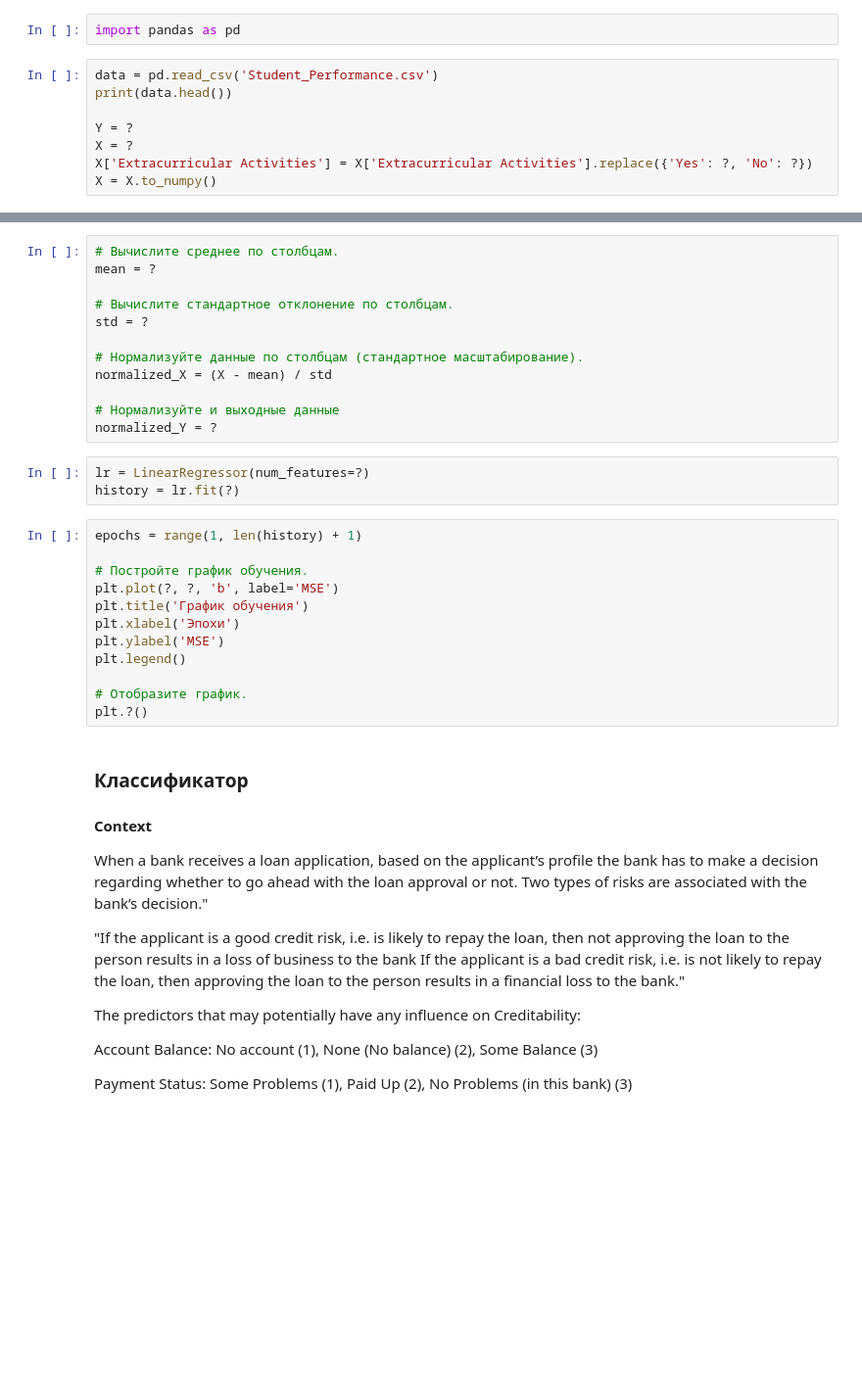
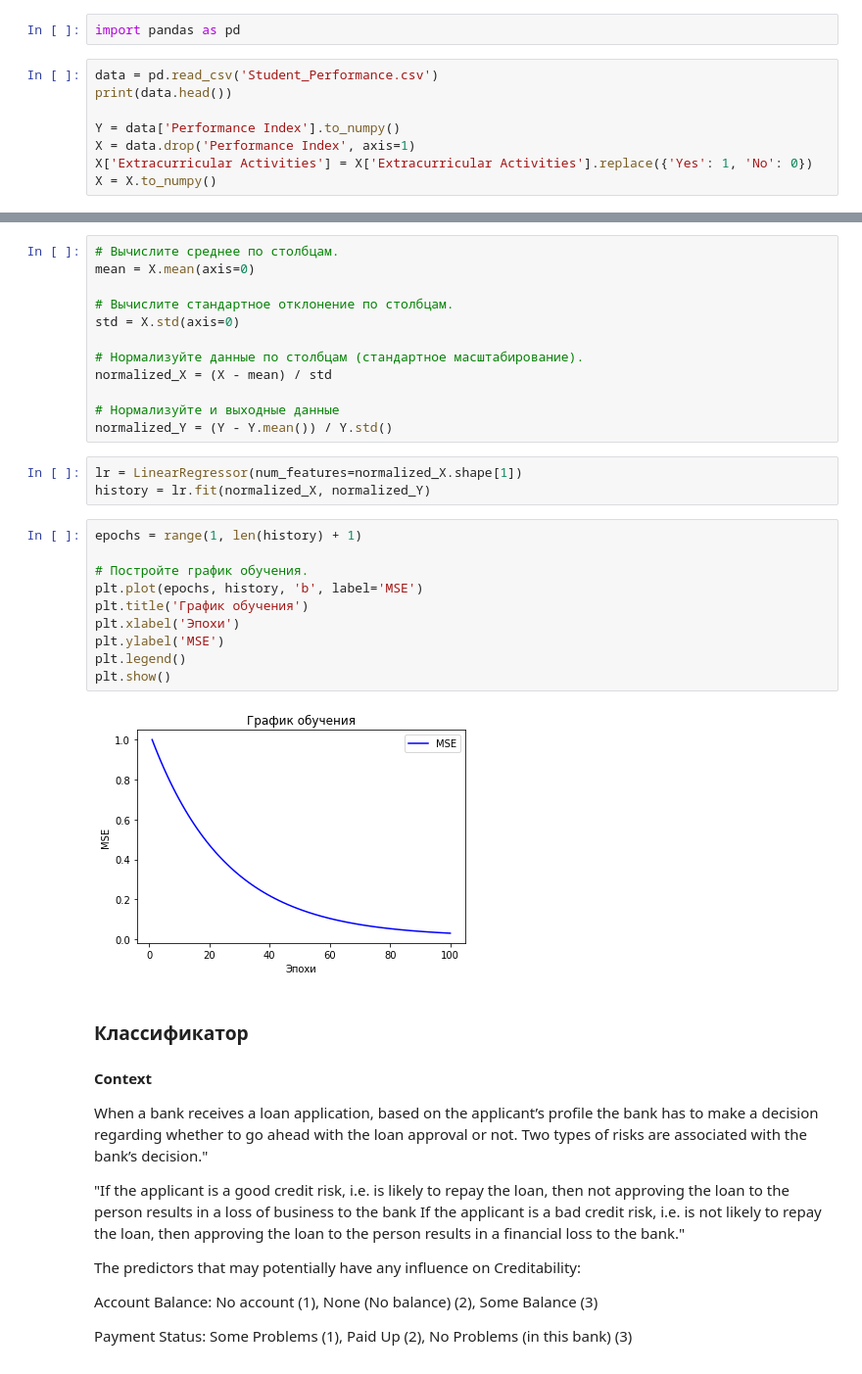
Before and after one commit to Katharina199819/lab3, a Jupyter notebook: Линейная модель и градиентный спуск.ipynb, the cells around one changed output, grey strips where cells are left out. Shown: that part at 98% size. Saved outputs shown, nothing was run; the diff lists cells and outputs as text; blank space fills up the shorter version.

```diff
--- a/Линейная модель и градиентный спуск.ipynb
+++ b/Линейная модель и градиентный спуск.ipynb
@@ -158,7 +159,7 @@ import pandas as pd
 data = pd.read_csv('Student_Performance.csv')
 print(data.head())
 
-Y = ?
-X = ?
-X['Extracurricular Activities'] = X['Extracurricular Activities'].replace({'Yes': ?, 'No': ?})
+Y = data['Performance Index'].to_numpy()
+X = data.drop('Performance Index', axis=1)
+X['Extracurricular Activities'] = X['Extracurricular Activities'].replace({'Yes': 1, 'No': 0})
 X = X.to_numpy()
@@ -165,30 +180,30 @@ X = X.to_numpy()
 # %%
 # Вычислите среднее по столбцам.
-mean = ?
+mean = X.mean(axis=0)
 
 # Вычислите стандартное отклонение по столбцам.
-std = ?
+std = X.std(axis=0)
 
 # Нормализуйте данные по столбцам (стандартное масштабирование).
 normalized_X = (X - mean) / std
 
 # Нормализуйте и выходные данные
-normalized_Y = ?
+normalized_Y = (Y - Y.mean()) / Y.std()
 # %%
-lr = LinearRegressor(num_features=?)
-history = lr.fit(?)
+lr = LinearRegressor(num_features=normalized_X.shape[1])
+history = lr.fit(normalized_X, normalized_Y)
 # %%
 epochs = range(1, len(history) + 1)
 
 # Постройте график обучения.
-plt.plot(?, ?, 'b', label='MSE')
+plt.plot(epochs, history, 'b', label='MSE')
 plt.title('График обучения')
 plt.xlabel('Эпохи')
 plt.ylabel('MSE')
 plt.legend()
-
-# Отобразите график.
-plt.?()
+plt.show()
+# %% [output]
+[figure, added]
 # %% [markdown]
 ### Классификатор
 #### Context
```
Also changed, not shown: parts of 10 cells of this notebook.
